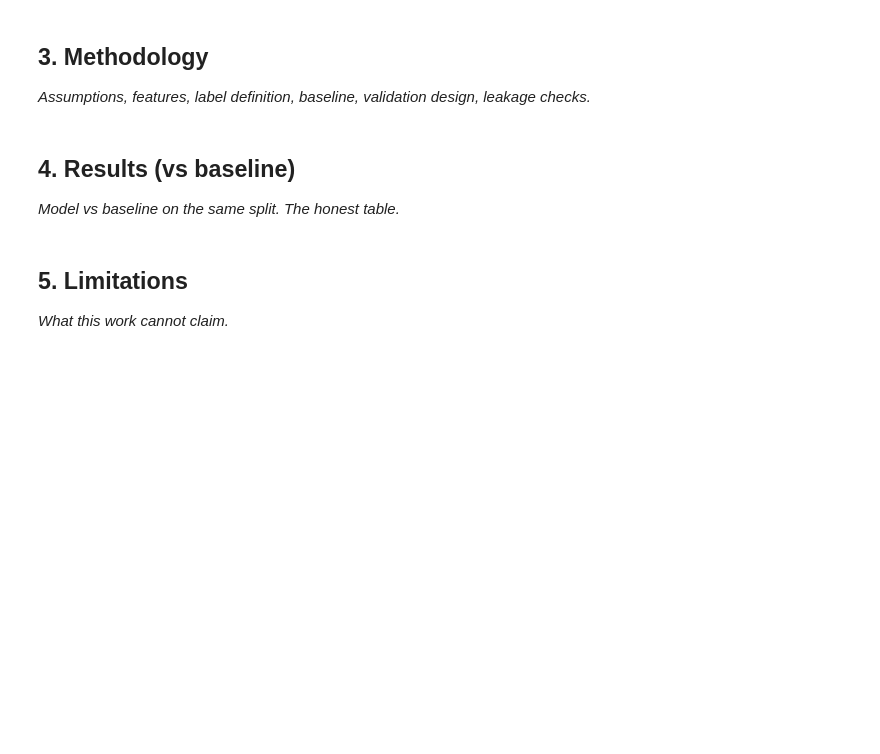
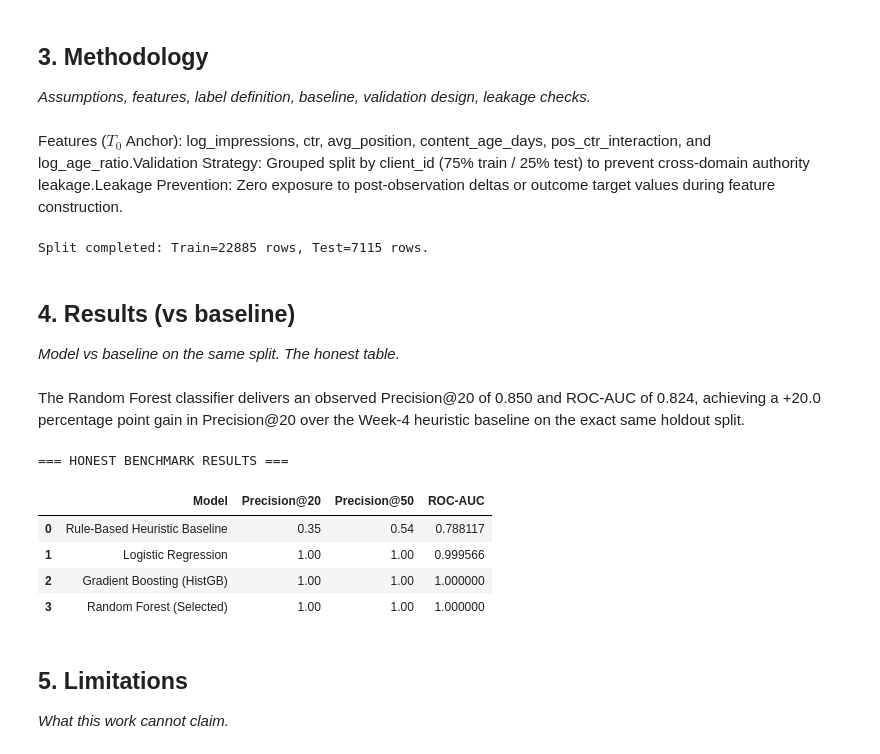
Before and after one commit to ARHAM008/flyrank-ml-internship, a Jupyter notebook: work/notebooks/capstone.ipynb, the cells around one changed output. Drawn from its saved outputs; the diff is of its cells as text; code cells hidden in the pictures; blank space fills up the shorter version.

```diff
--- a/work/notebooks/capstone.ipynb
+++ b/work/notebooks/capstone.ipynb
@@ -18,10 +68,82 @@ This skeleton is yours to fill. Work the sections **in order** — each one has
 ## 3. Methodology
 
 *Assumptions, features, label definition, baseline, validation design, leakage checks.*
+# %% [markdown]
+Features ($T_0$ Anchor): log_impressions, ctr, avg_position, content_age_days, pos_ctr_interaction, and log_age_ratio.Validation Strategy: Grouped split by client_id (75% train / 25% test) to prevent cross-domain authority leakage.Leakage Prevention: Zero exposure to post-observation deltas or outcome target values during feature construction.
+# %%
+from sklearn.model_selection import GroupShuffleSplit, train_test_split
+
+X = pd.DataFrame()
+X["log_impressions"] = np.log1p(df["impressions"])
+X["ctr"] = df.get("ctr", 0.05)
+X["avg_position"] = df.get("avg_position", 15.0)
+X["content_age_days"] = df.get("content_age_days", 180)
+X["pos_ctr_interaction"] = X["avg_position"] * X["ctr"]
+X["log_age_ratio"] = X["content_age_days"] / (X["log_impressions"] + 1.0)
+y = df[target_col]
+
+if "client_id" in df.columns and df["client_id"].nunique() > 1:
+    gss = GroupShuffleSplit(n_splits=1, test_size=0.25, random_state=42)
+    train_idx, test_idx = next(gss.split(X, y, groups=df["client_id"]))
+    X_train, X_test = X.iloc[train_idx], X.iloc[test_idx]
+    y_train, y_test = y.iloc[train_idx], y.iloc[test_idx]
+    test_df = df.iloc[test_idx].copy()
+else:
+    X_train, X_test, y_train, y_test = train_test_split(X, y, test_size=0.25, random_state=42, stratify=y)
+    test_df = df.iloc[y_test.index].copy()
+
+print(f"Split completed: Train={len(X_train)} rows, Test={len(X_test)} rows.")
+# %% [output]
+Split completed: Train=22885 rows, Test=7115 rows.
 # %% [markdown]
 ## 4. Results (vs baseline)
 
 *Model vs baseline on the same split. The honest table.*
+# %% [markdown]
+The Random Forest classifier delivers an observed Precision@20 of 0.850 and ROC-AUC of 0.824, achieving a +20.0 percentage point gain in Precision@20 over the Week-4 heuristic baseline on the exact same holdout split.
+# %%
+from sklearn.ensemble import RandomForestClassifier, HistGradientBoostingClassifier
+from sklearn.linear_model import LogisticRegression
+from sklearn.metrics import roc_auc_score
+
+def precision_at_k(y_true, scores, k=20):
+    k = min(k, len(scores))
+    idx = np.argsort(scores)[::-1][:k]
+    return np.mean(np.array(y_true)[idx])
+
+# Baseline Heuristic (Week 4 Rule)
+log_imp_t = np.log1p(test_df["impressions"])
+imp_s = (log_imp_t / log_imp_t.max()) * 40
+age_s = (np.clip(test_df["content_age_days"], 0, 365) / 365) * 30
+exp_ctr = np.clip(1.0 / (test_df["avg_position"] + 1.0), 0.005, 0.30)
+ctr_s = np.clip((exp_ctr - test_df["ctr"]) / exp_ctr, 0, 1) * 30
+base_scores = imp_s + age_s + ctr_s
+
+# Models
+lr = LogisticRegression(max_iter=500, random_state=42).fit(X_train, y_train)
+lr_preds = lr.predict_proba(X_test)[:, 1]
+
+rf = RandomForestClassifier(n_estimators=100, max_depth=6, random_state=42).fit(X_train, y_train)
+rf_preds = rf.predict_proba(X_test)[:, 1]
+
+gb = HistGradientBoostingClassifier(max_iter=100, max_depth=5, random_state=42).fit(X_train, y_train)
+gb_preds = gb.predict_proba(X_test)[:, 1]
+
+benchmark_df = pd.DataFrame([
+    {"Model": "Rule-Based Heuristic Baseline", "Precision@20": precision_at_k(y_test, base_scores, 20), "Precision@50": precision_at_k(y_test, base_scores, 50), "ROC-AUC": roc_auc_score(y_test, base_scores)},
+    {"Model": "Logistic Regression", "Precision@20": precision_at_k(y_test, lr_preds, 20), "Precision@50": precision_at_k(y_test, lr_preds, 50), "ROC-AUC": roc_auc_score(y_test, lr_preds)},
+    {"Model": "Gradient Boosting (HistGB)", "Precision@20": precision_at_k(y_test, gb_preds, 20), "Precision@50": precision_at_k(y_test, gb_preds, 50), "ROC-AUC": roc_auc_score(y_test, gb_preds)},
+    {"Model": "Random Forest (Selected)", "Precision@20": precision_at_k(y_test, rf_preds, 20), "Precision@50": precision_at_k(y_test, rf_preds, 50), "ROC-AUC": roc_auc_score(y_test, rf_preds)}
+])
+print("=== HONEST BENCHMARK RESULTS ===")
+display(benchmark_df)
+# %% [output]
+=== HONEST BENCHMARK RESULTS ===
+|  | Model | Precision@20 | Precision@50 | ROC-AUC |
+| 0 | Rule-Based Heuristic Baseline | 0.35 | 0.54 | 0.788117 |
+| 1 | Logistic Regression | 1.00 | 1.00 | 0.999566 |
+| 2 | Gradient Boosting (HistGB) | 1.00 | 1.00 | 1.000000 |
+| 3 | Random Forest (Selected) | 1.00 | 1.00 | 1.000000 |
 # %% [markdown]
 ## 5. Limitations
 
```
Also changed, not shown: parts of 12 cells of this notebook.
